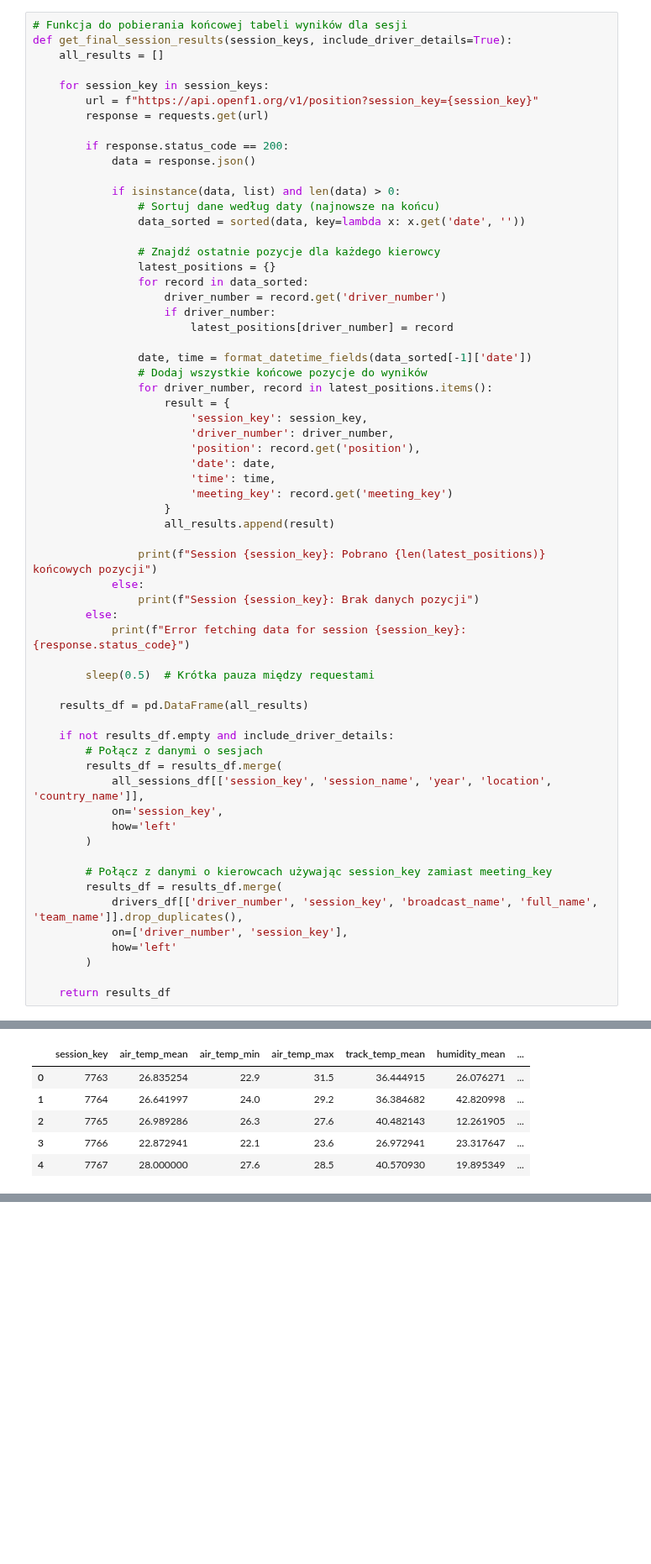
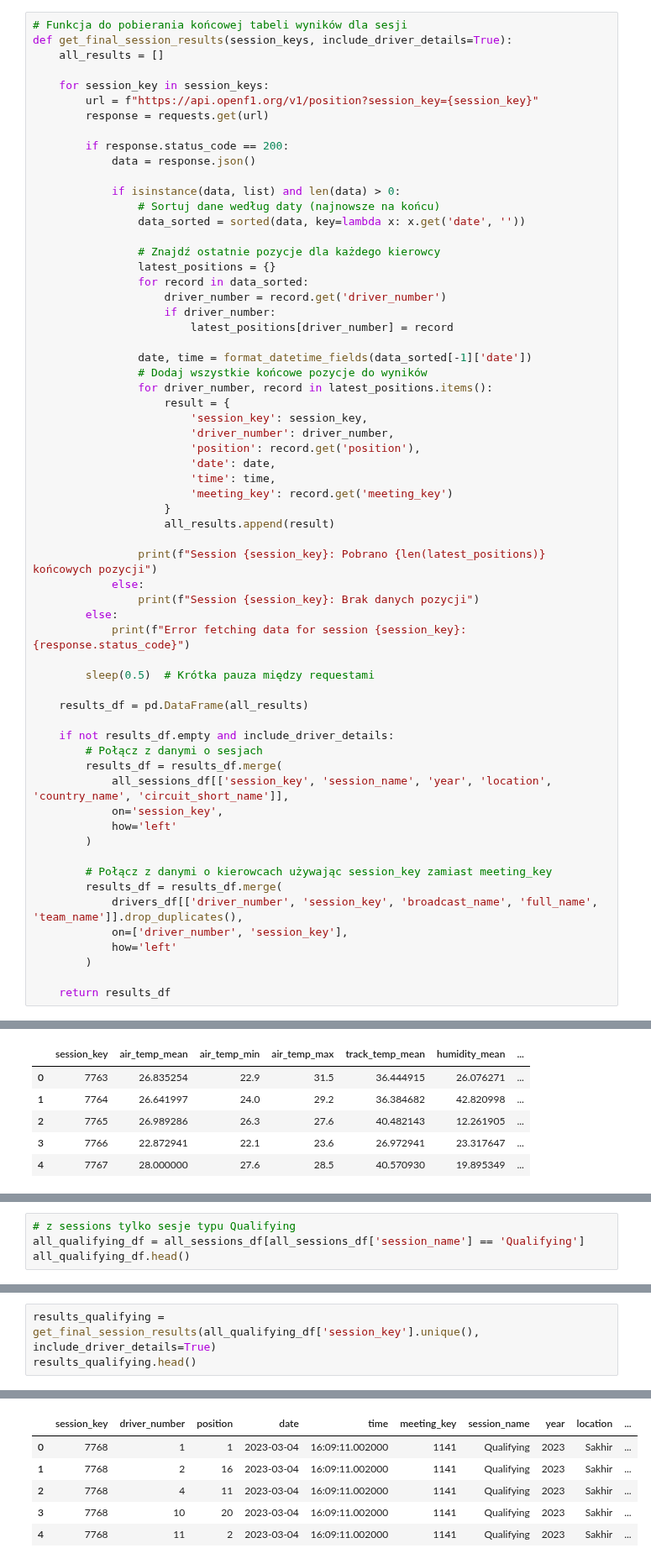
Before and after one commit to szylvvia/f1_races_progress_predict, a Jupyter notebook: openf1_api_dataset.ipynb, the cells around one changed output, grey strips where cells are left out. Shown at 84% size. Cells and saved outputs as stored; diff of their text form; blank space fills up the shorter version.

Commit message:
feat: merge sessions, meetings and drivers and and feature quali poition

```diff
--- a/openf1_api_dataset.ipynb
+++ b/openf1_api_dataset.ipynb
@@ -340,7 +358,7 @@ def get_final_session_results(session_keys, include_driver_details=True):
     if not results_df.empty and include_driver_details:
         # Połącz z danymi o sesjach
         results_df = results_df.merge(
-            all_sessions_df[['session_key', 'session_name', 'year', 'location', 'country_name']],
+            all_sessions_df[['session_key', 'session_name', 'year', 'location', 'country_name', 'circuit_short_name']],
             on='session_key',
             how='left'
         )
@@ -892,0 +947,4 @@ gruouped_weather_summary.head()
+# %%
+# z sessions tylko sesje typu Qualifying
+all_qualifying_df = all_sessions_df[all_sessions_df['session_name'] == 'Qualifying']
+all_qualifying_df.head()
@@ -892,0 +992,4 @@ gruouped_weather_summary.head()
+# %%
+results_qualifying = get_final_session_results(all_qualifying_df['session_key'].unique(), include_driver_details=True)
+results_qualifying.head()
+# %% [output]
@@ -892,0 +1013,6 @@ gruouped_weather_summary.head()
+|  | session_key | driver_number | position | date | time | meeting_key | session_name | year | location | ... |
+| 0 | 7768 | 1 | 1 | 2023-03-04 | 16:09:11.002000 | 1141 | Qualifying | 2023 | Sakhir | ... |
+| 1 | 7768 | 2 | 16 | 2023-03-04 | 16:09:11.002000 | 1141 | Qualifying | 2023 | Sakhir | ... |
+| 2 | 7768 | 4 | 11 | 2023-03-04 | 16:09:11.002000 | 1141 | Qualifying | 2023 | Sakhir | ... |
+| 3 | 7768 | 10 | 20 | 2023-03-04 | 16:09:11.002000 | 1141 | Qualifying | 2023 | Sakhir | ... |
+| 4 | 7768 | 11 | 2 | 2023-03-04 | 16:09:11.002000 | 1141 | Qualifying | 2023 | Sakhir | ... |
```
Also changed, not shown: parts of 12 cells of this notebook.
